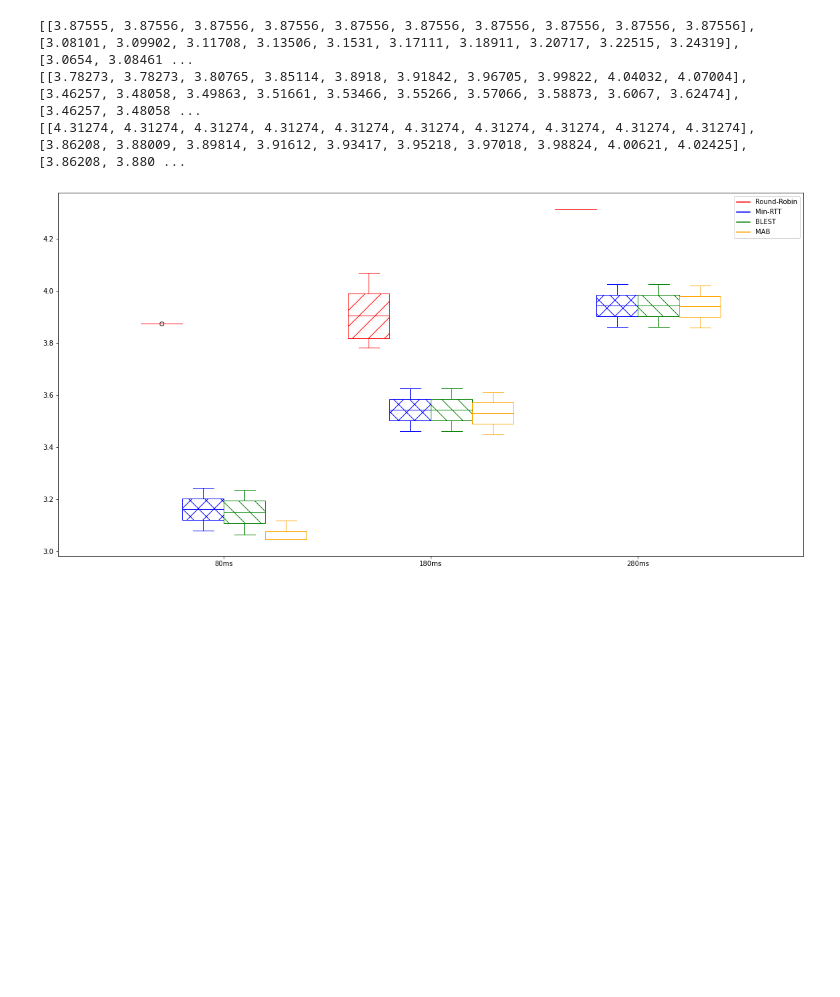
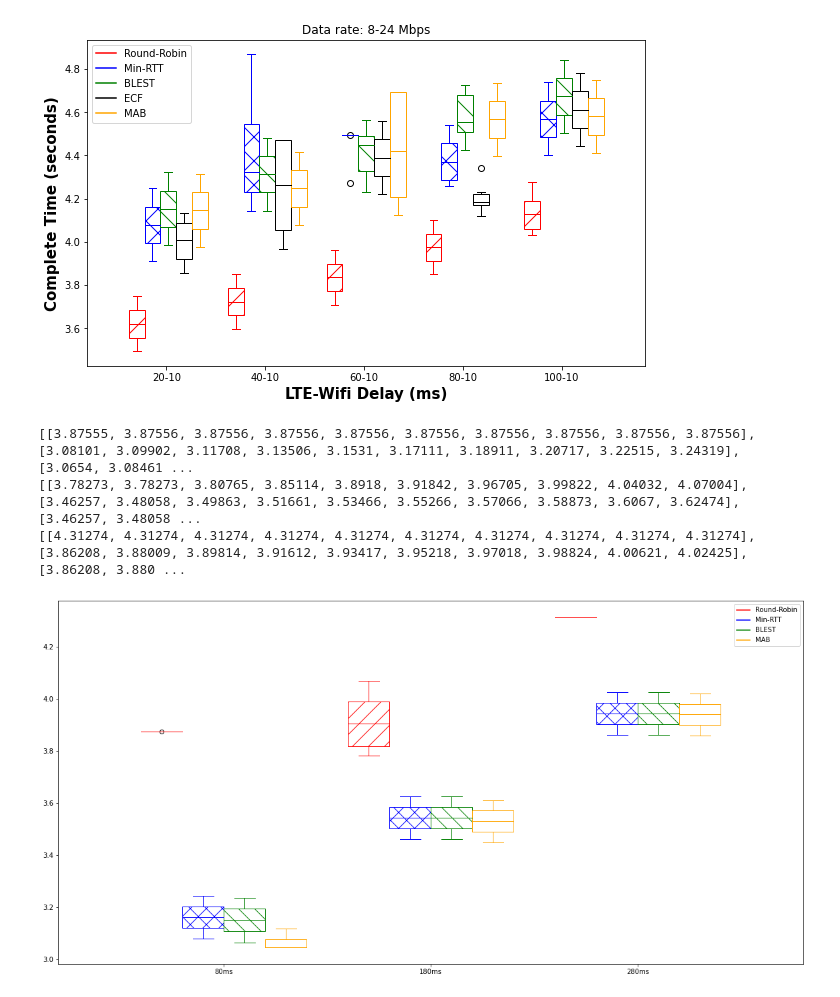
Before and after one commit to ssjShirley/mpquic-ns3, a Jupyter notebook: temp-result/draw-delay.ipynb, the cells around one changed output. Saved outputs shown, nothing was run; the diff lists cells and outputs as text; code cells hidden in the pictures; blank space fills up the shorter version.

```diff
--- a/temp-result/draw-delay.ipynb
+++ b/temp-result/draw-delay.ipynb
@@ -1,3 +77,72 @@
+# %%
+import matplotlib.pyplot as plt
+import numpy as np
+
+ct0 = [comTime0[0], comTime1[0], comTime2[0], comTime3[0], comTime4[0]]
+ct1 = [comTime0[1], comTime1[1], comTime2[1], comTime3[1], comTime4[1]]
+ct2 = [comTime0[2], comTime1[2], comTime2[2], comTime3[2], comTime4[2]]
+ct3 = [comTime0[3], comTime1[3], comTime2[3], comTime3[3], comTime4[3]]
+ct4 = [comTime0[4], comTime1[4], comTime2[4], comTime3[4], comTime4[4]]
+# the list named ticks, summarizes or groups
+# the summer and winter rainfall as low, mid
+# and high
+ticks = ['20-10', '40-10', '60-10', '80-10', '100-10']
+bar_width = 0.16
+# create a boxplot for two arrays separately,
+# the position specifies the location of the
+# particular box in the graph,
+# this can be changed as per your wish. Use width
+# to specify the width of the plot
+plt.figure(figsize=(10,6))
+ct_plot0 = plt.boxplot(ct0,positions=np.array(np.arange(len(ct0)))+0.1,widths=bar_width, patch_artist=True)
+for box in ct_plot0['boxes']:
+    box.set(hatch = '/', fill=False)
+ct_plot1 = plt.boxplot(ct1,positions=np.array(np.arange(len(ct1)))+bar_width+0.1,widths=bar_width, patch_artist=True)
+for box in ct_plot1['boxes']:
+    box.set(hatch = 'x', fill=False)
+ct_plot2 = plt.boxplot(ct2,positions=np.array(np.arange(len(ct2)))+bar_width*2+0.1,widths=bar_width, patch_artist=True)
+for box in ct_plot2['boxes']:
+    box.set(hatch = '\\', fill=False)
+ct_plot3 = plt.boxplot(ct3,positions=np.array(np.arange(len(ct3)))+bar_width*3+0.1,widths=bar_width, patch_artist=True)
+for box in ct_plot3['boxes']:
+    box.set(hatch = '', fill=False)
+ct_plot4 = plt.boxplot(ct4,positions=np.array(np.arange(len(ct4)))+bar_width*4+0.1,widths=bar_width, patch_artist=True)
+for box in ct_plot4['boxes']:
+    box.set(hatch = '', fill=False)
+
+def define_box_properties(plot_name, color_code, label):
+    for k, v in plot_name.items():
+        plt.setp(plot_name.get(k), color=color_code)
+
+    # use plot function to draw a small line to name the legend.
+    plt.plot([], c=color_code, label=label)
+    plt.legend()
+
+
+# setting colors for each groups
+define_box_properties(ct_plot0, 'red', 'Round-Robin')
+define_box_properties(ct_plot1, 'blue', 'Min-RTT')
+define_box_properties(ct_plot2, 'green', 'BLEST')
+define_box_properties(ct_plot3, 'black', 'ECF')
+define_box_properties(ct_plot4, 'orange', 'MAB')
+
+# set the x label values
+plt.xticks(np.arange(0, len(ticks))+2.5*bar_width, ticks)
+
+plt.ylabel("Complete Time (seconds)", fontsize=15, fontweight='bold')
+plt.xlabel("LTE-Wifi Delay (ms)", fontsize=15, fontweight='bold')
+# set the limit for x axis
+# plt.xlim(-2, len(ticks)*2)
+
+# set the limit for y axis
+# plt.ylim(0, 50)
+
+# set the title
+plt.title('Data rate: 8-24 Mbps')
+plt.savefig('./comTimeDiffDelay.png', format='png')
+plt.show()
+# %% [output]
+[figure, added]
 # %%
 comTime0 = []
 # get complete time
```
Also changed, not shown: parts of 1 cell of this notebook, 21 other files.
